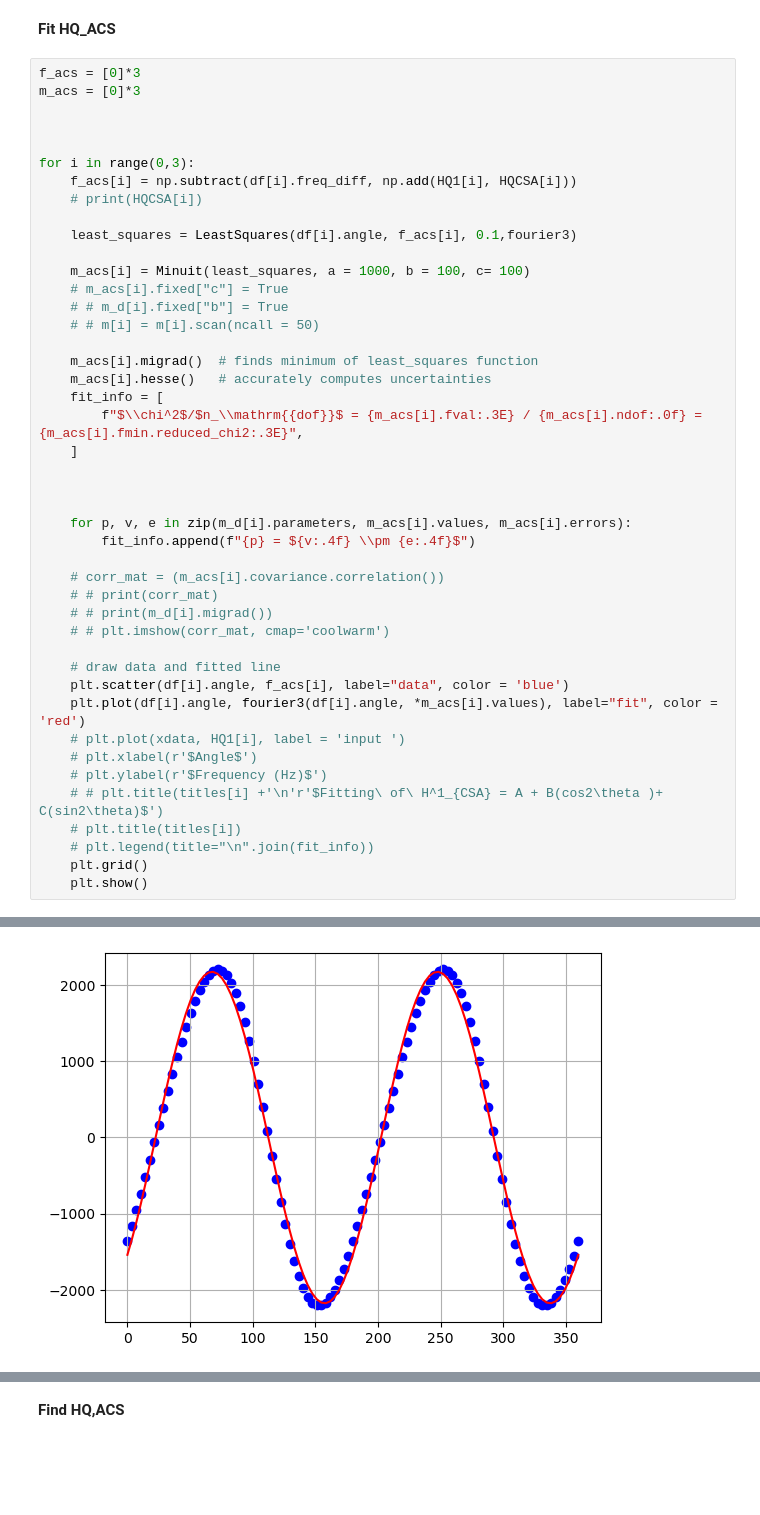
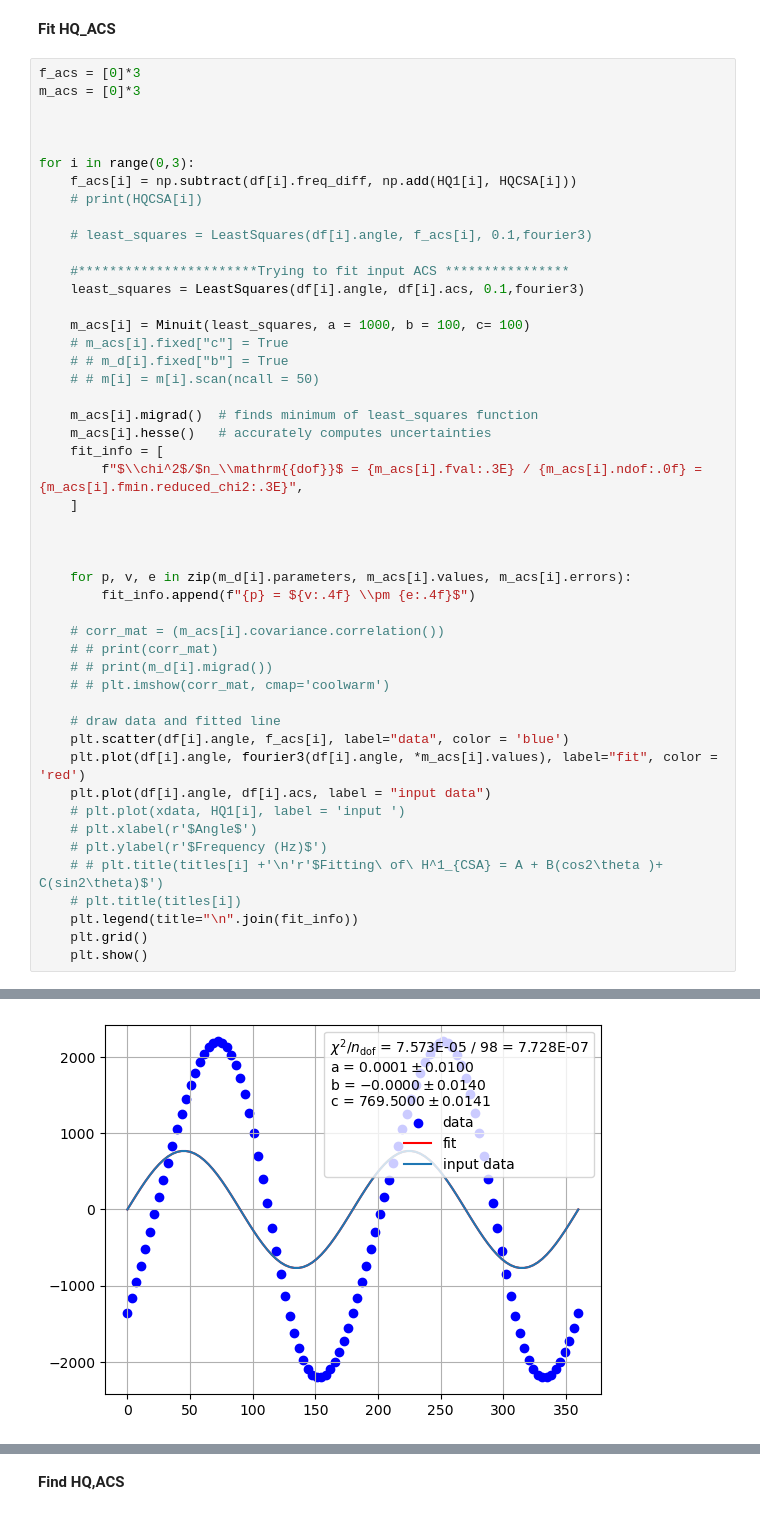
Before and after one commit to AstrobioShiva/Script_project, a Jupyter notebook: fitting_B11.ipynb, the cells around one changed output, grey strips where cells are left out. Saved outputs shown, nothing was run; the diff lists cells and outputs as text; blank space fills up the shorter version.

Commit message:
check acs componnets with input

```diff
--- a/fitting_B11.ipynb
+++ b/fitting_B11.ipynb
@@ -522,7 +522,10 @@ for i in range(0,3):
     f_acs[i] = np.subtract(df[i].freq_diff, np.add(HQ1[i], HQCSA[i]))
     # print(HQCSA[i])
 
-    least_squares = LeastSquares(df[i].angle, f_acs[i], 0.1,fourier3)
+    # least_squares = LeastSquares(df[i].angle, f_acs[i], 0.1,fourier3)
+
+    #***********************Trying to fit input ACS ****************
+    least_squares = LeastSquares(df[i].angle, df[i].acs, 0.1,fourier3)
 
     m_acs[i] = Minuit(least_squares, a = 1000, b = 100, c= 100)
     # m_acs[i].fixed["c"] = True
@@ -548,12 +551,13 @@ for i in range(0,3):
     # draw data and fitted line
     plt.scatter(df[i].angle, f_acs[i], label="data", color = 'blue')
     plt.plot(df[i].angle, fourier3(df[i].angle, *m_acs[i].values), label="fit", color = 'red')
+    plt.plot(df[i].angle, df[i].acs, label = "input data")
     # plt.plot(xdata, HQ1[i], label = 'input ')
     # plt.xlabel(r'$Angle$')
     # plt.ylabel(r'$Frequency (Hz)$')
     # # plt.title(titles[i] +'\n'r'$Fitting\ of\ H^1_{CSA} = A + B(cos2\theta )+ C(sin2\theta)$')
     # plt.title(titles[i])
-    # plt.legend(title="\n".join(fit_info))
+    plt.legend(title="\n".join(fit_info))
     plt.grid()
     plt.show()
 # %% [output]
@@ -561 +565 @@ for i in range(0,3):
-[figure, old version]
+[figure, new version]
```
Also changed, not shown: parts of 3 cells of this notebook.
